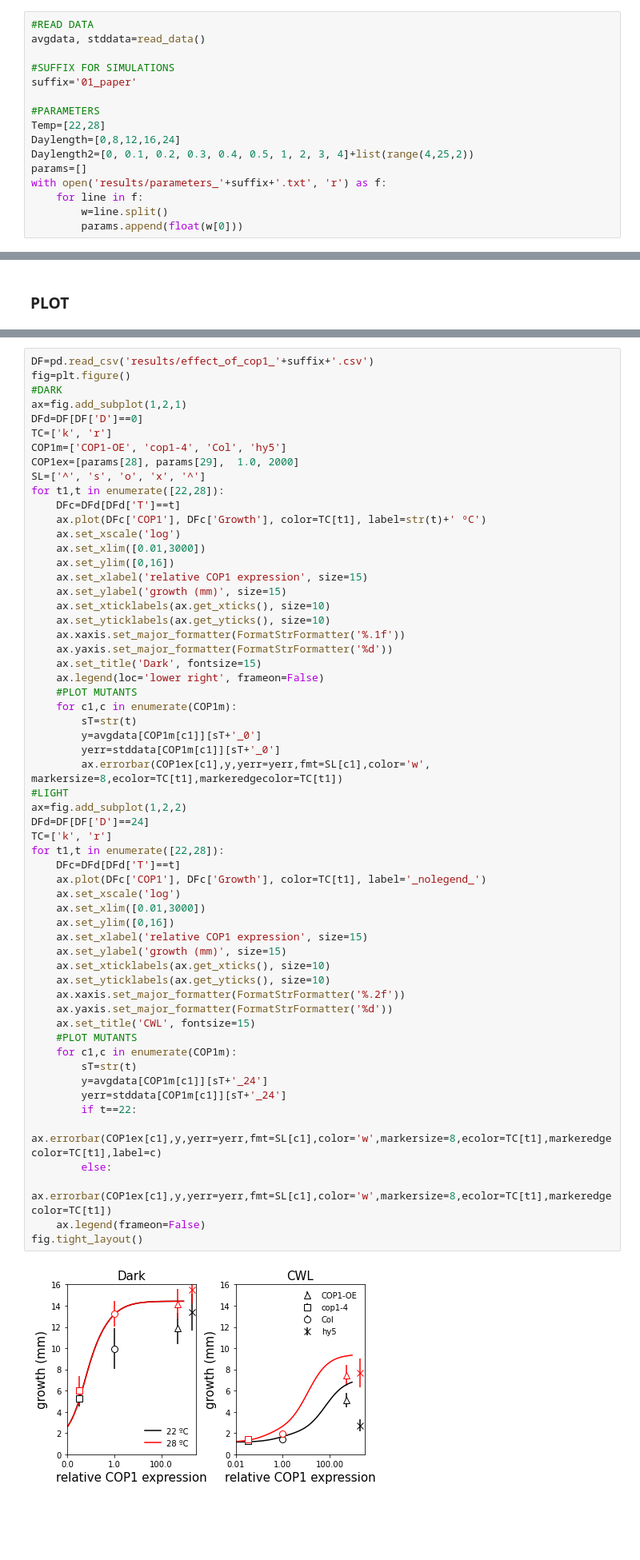
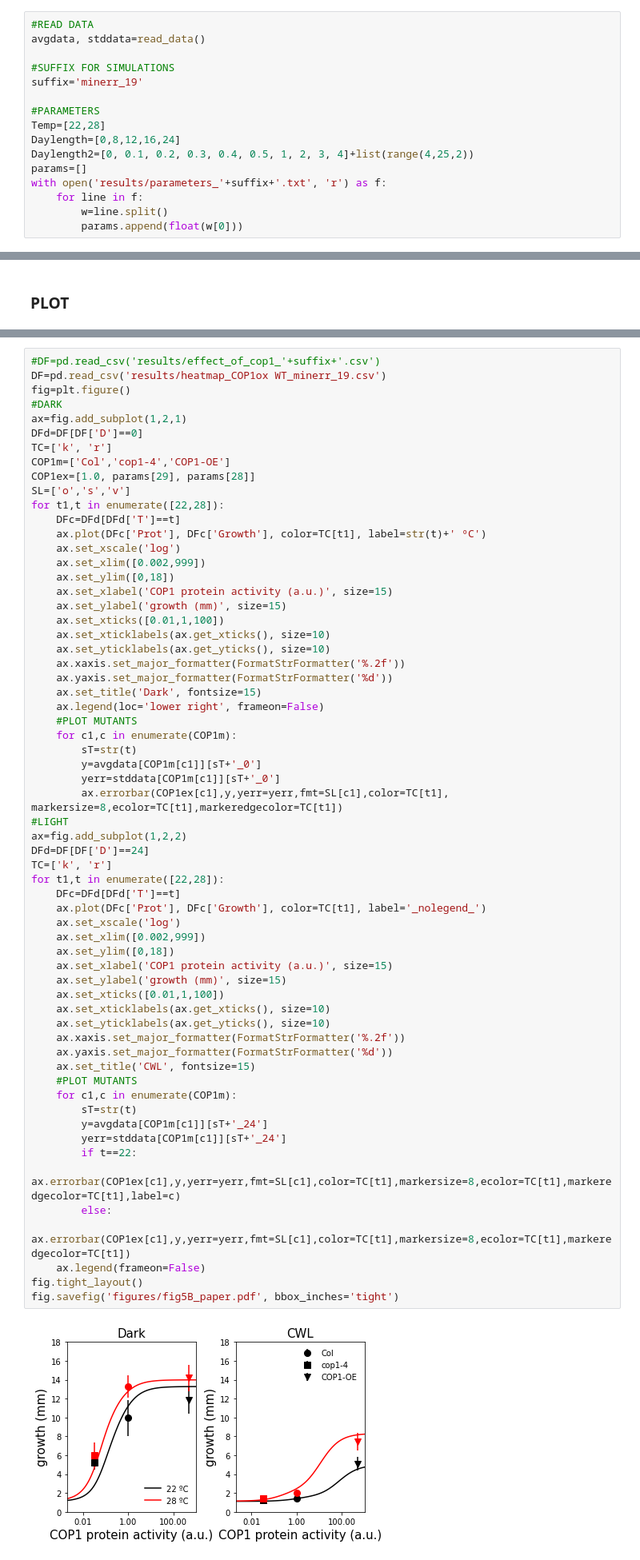
Before and after one commit to PabloCatalan/hypocotyl, a Jupyter notebook: main_figures.ipynb, the cells around one changed output, grey strips where cells are left out. Shown at 80% size. Saved outputs shown, nothing was run; the diff lists cells and outputs as text; blank space fills up the shorter version.

```diff
--- a/main_figures.ipynb
+++ b/main_figures.ipynb
@@ -7,7 +7,7 @@ from functions_paper import *
 avgdata, stddata=read_data()
 
 #SUFFIX FOR SIMULATIONS
-suffix='01_paper'
+suffix='minerr_19'
 
 #PARAMETERS
 Temp=[22,28]
@@ -291,60 +293,64 @@ modsavefigs(time, G22, G28, 16, 'growth (mm)')
 # %%
-DF=pd.read_csv('results/effect_of_cop1_'+suffix+'.csv')
+#DF=pd.read_csv('results/effect_of_cop1_'+suffix+'.csv')
+DF=pd.read_csv('results/heatmap_COP1ox WT_minerr_19.csv')
 fig=plt.figure()
 #DARK
 ax=fig.add_subplot(1,2,1)
 DFd=DF[DF['D']==0]
 TC=['k', 'r']
-COP1m=['COP1-OE', 'cop1-4', 'Col', 'hy5']
-COP1ex=[params[28], params[29],  1.0, 2000]
-SL=['^', 's', 'o', 'x', '^']
+COP1m=['Col','cop1-4','COP1-OE']
+COP1ex=[1.0, params[29], params[28]]
+SL=['o','s','v']
 for t1,t in enumerate([22,28]):
     DFc=DFd[DFd['T']==t]
-    ax.plot(DFc['COP1'], DFc['Growth'], color=TC[t1], label=str(t)+' ºC')
+    ax.plot(DFc['Prot'], DFc['Growth'], color=TC[t1], label=str(t)+' ºC')
     ax.set_xscale('log')
-    ax.set_xlim([0.01,3000])
-    ax.set_ylim([0,16])
-    ax.set_xlabel('relative COP1 expression', size=15)
+    ax.set_xlim([0.002,999])
+    ax.set_ylim([0,18])
+    ax.set_xlabel('COP1 protein activity (a.u.)', size=15)
     ax.set_ylabel('growth (mm)', size=15)
+    ax.set_xticks([0.01,1,100])
     ax.set_xticklabels(ax.get_xticks(), size=10)
     ax.set_yticklabels(ax.get_yticks(), size=10)
-    ax.xaxis.set_major_formatter(FormatStrFormatter('%.1f'))
+    ax.xaxis.set_major_formatter(FormatStrFormatter('%.2f'))
     ax.yaxis.set_major_formatter(FormatStrFormatter('%d'))
     ax.set_title('Dark', fontsize=15)
     ax.legend(loc='lower right', frameon=False)
     #PLOT MUTANTS
     for c1,c in enumerate(COP1m):
         sT=str(t)
         y=avgdata[COP1m[c1]][sT+'_0']
         yerr=stddata[COP1m[c1]][sT+'_0']
-        ax.errorbar(COP1ex[c1],y,yerr=yerr,fmt=SL[c1],color='w', markersize=8,ecolor=TC[t1],markeredgecolor=TC[t1])
+        ax.errorbar(COP1ex[c1],y,yerr=yerr,fmt=SL[c1],color=TC[t1], markersize=8,ecolor=TC[t1],markeredgecolor=TC[t1])
 #LIGHT
 ax=fig.add_subplot(1,2,2)
 DFd=DF[DF['D']==24]
 TC=['k', 'r']
 for t1,t in enumerate([22,28]):
     DFc=DFd[DFd['T']==t]
-    ax.plot(DFc['COP1'], DFc['Growth'], color=TC[t1], label='_nolegend_')
+    ax.plot(DFc['Prot'], DFc['Growth'], color=TC[t1], label='_nolegend_')
     ax.set_xscale('log')
-    ax.set_xlim([0.01,3000])
-    ax.set_ylim([0,16])
-    ax.set_xlabel('relative COP1 expression', size=15)
+    ax.set_xlim([0.002,999])
+    ax.set_ylim([0,18])
+    ax.set_xlabel('COP1 protein activity (a.u.)', size=15)
     ax.set_ylabel('growth (mm)', size=15)
+    ax.set_xticks([0.01,1,100])
     ax.set_xticklabels(ax.get_xticks(), size=10)
     ax.set_yticklabels(ax.get_yticks(), size=10)
     ax.xaxis.set_major_formatter(FormatStrFormatter('%.2f'))
     ax.yaxis.set_major_formatter(FormatStrFormatter('%d'))
     ax.set_title('CWL', fontsize=15)
     #PLOT MUTANTS
     for c1,c in enumerate(COP1m):
         sT=str(t)
         y=avgdata[COP1m[c1]][sT+'_24']
         yerr=stddata[COP1m[c1]][sT+'_24']
         if t==22:
-            ax.errorbar(COP1ex[c1],y,yerr=yerr,fmt=SL[c1],color='w',markersize=8,ecolor=TC[t1],markeredgecolor=TC[t1],label=c)
+            ax.errorbar(COP1ex[c1],y,yerr=yerr,fmt=SL[c1],color=TC[t1],markersize=8,ecolor=TC[t1],markeredgecolor=TC[t1],label=c)
         else:
-            ax.errorbar(COP1ex[c1],y,yerr=yerr,fmt=SL[c1],color='w',markersize=8,ecolor=TC[t1],markeredgecolor=TC[t1])
+            ax.errorbar(COP1ex[c1],y,yerr=yerr,fmt=SL[c1],color=TC[t1],markersize=8,ecolor=TC[t1],markeredgecolor=TC[t1])
     ax.legend(frameon=False)
 fig.tight_layout()
+fig.savefig('figures/fig5B_paper.pdf', bbox_inches='tight')
 # %% [output]
-[figure, old version]
+[figure, new version]
```
Also changed, not shown: parts of 21 cells of this notebook, 2 other files.
